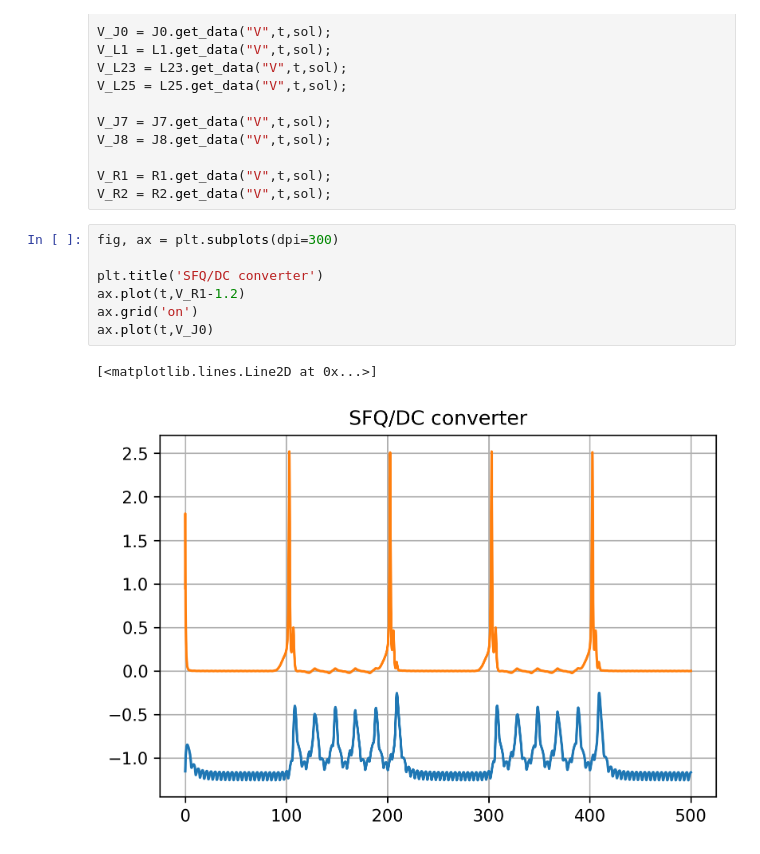
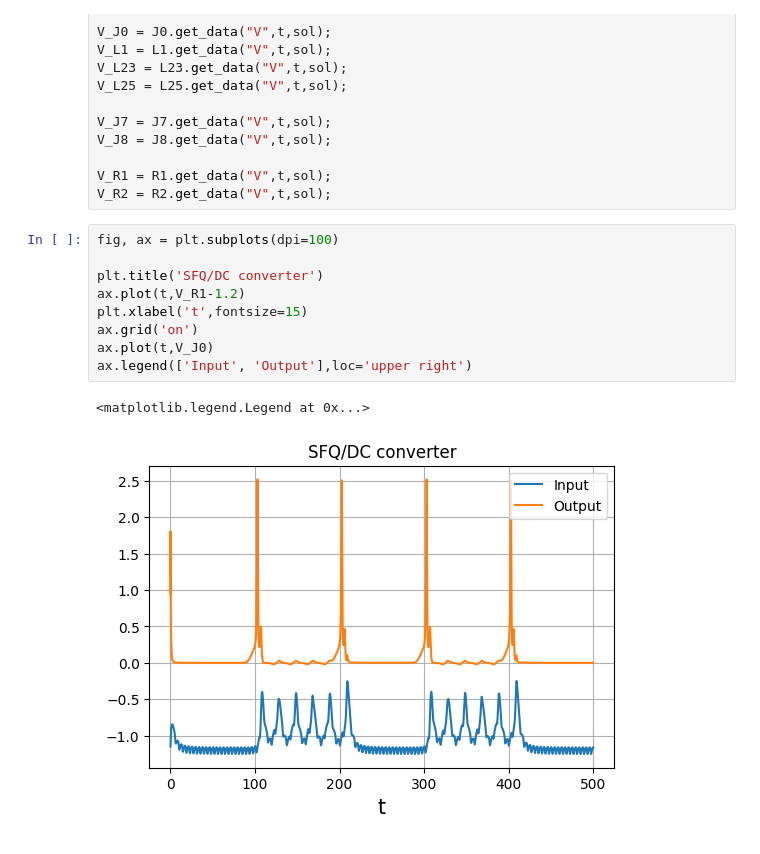
Before and after one commit to gausseuler60/SymSC_Python, a Jupyter notebook: Realization_Basic_Elements.ipynb, the cells around one changed output. Drawn from its saved outputs; the diff is of its cells as text.

```diff
--- a/Realization_Basic_Elements.ipynb
+++ b/Realization_Basic_Elements.ipynb
@@ -149,12 +252,14 @@ V_J8 = J8.get_data("V",t,sol);
 V_R1 = R1.get_data("V",t,sol);
 V_R2 = R2.get_data("V",t,sol);
 # %%
-fig, ax = plt.subplots(dpi=300)
+fig, ax = plt.subplots(dpi=100)
 
 plt.title('SFQ/DC converter')
 ax.plot(t,V_R1-1.2)
+plt.xlabel('t',fontsize=15)
 ax.grid('on')
 ax.plot(t,V_J0)
+ax.legend(['Input', 'Output'],loc='upper right')
 # %% [output]
-[<matplotlib.lines.Line2D at 0x...>]
+<matplotlib.legend.Legend at 0x...>
-[figure, old version]
+[figure, new version]
```
Also changed, not shown: parts of 11 cells of this notebook, 1 other file.
